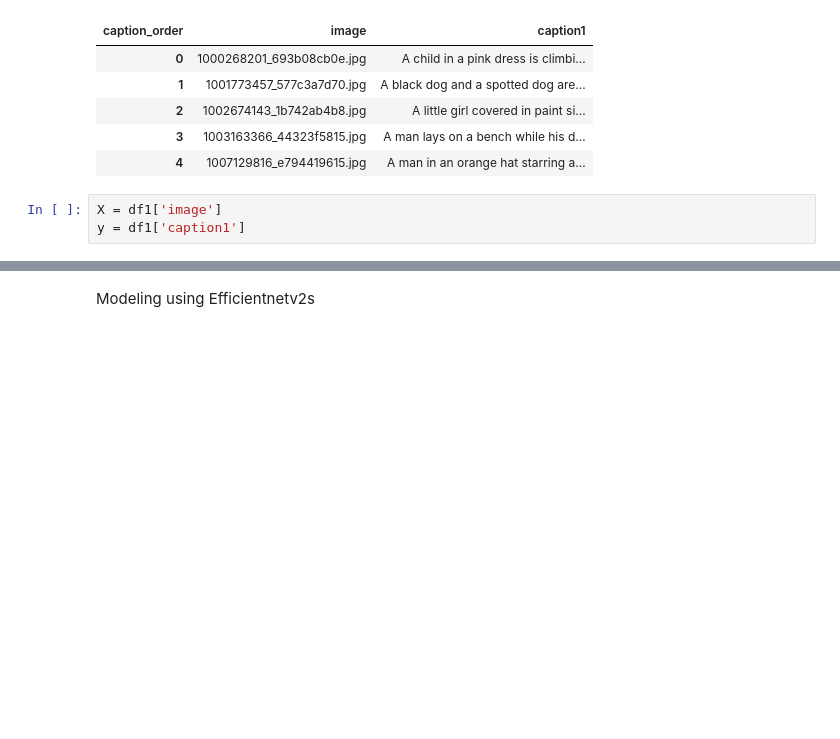
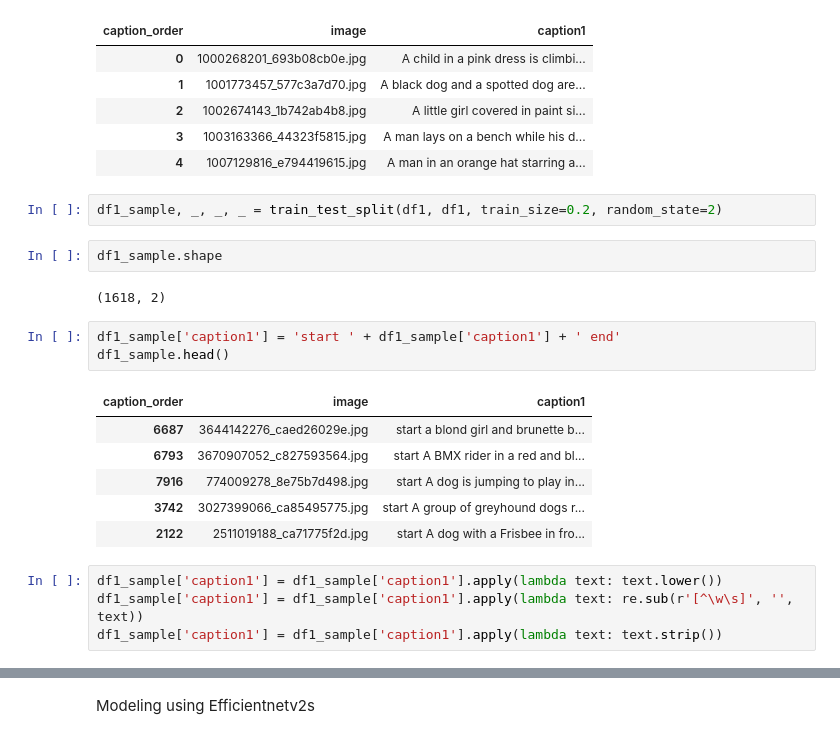
Before and after one commit to ananyachattoraj/capstone, a Jupyter notebook: Modeling.ipynb, the cells around one changed output, grey strips where cells are left out. Drawn from its saved outputs; the diff is of its cells as text; blank space fills up the shorter version.

```diff
--- a/Modeling.ipynb
+++ b/Modeling.ipynb
@@ -36,6 +39,23 @@ df1.head()
 | 2 | 1002674143_1b742ab4b8.jpg | A little girl covered in paint si... |
 | 3 | 1003163366_44323f5815.jpg | A man lays on a bench while his d... |
 | 4 | 1007129816_e794419615.jpg | A man in an orange hat starring a... |
-# %%
-X = df1['image']
-y = df1['caption1']
+# %%
+df1_sample, _, _, _ = train_test_split(df1, df1, train_size=0.2, random_state=2)
+# %%
+df1_sample.shape
+# %% [output]
+(1618, 2)
+# %%
+df1_sample['caption1'] = 'start ' + df1_sample['caption1'] + ' end'
+df1_sample.head()
+# %% [output]
+| caption_order | image | caption1 |
+| 6687 | 3644142276_caed26029e.jpg | start a blond girl and brunette b... |
+| 6793 | 3670907052_c827593564.jpg | start A BMX rider in a red and bl... |
+| 7916 | 774009278_8e75b7d498.jpg | start A dog is jumping to play in... |
+| 3742 | 3027399066_ca85495775.jpg | start A group of greyhound dogs r... |
+| 2122 | 2511019188_ca71775f2d.jpg | start A dog with a Frisbee in fro... |
+# %%
+df1_sample['caption1'] = df1_sample['caption1'].apply(lambda text: text.lower())
+df1_sample['caption1'] = df1_sample['caption1'].apply(lambda text: re.sub(r'[^\w\s]', '', text))
+df1_sample['caption1'] = df1_sample['caption1'].apply(lambda text: text.strip())
```
Also changed, not shown: parts of 45 cells of this notebook, 6 other files.
